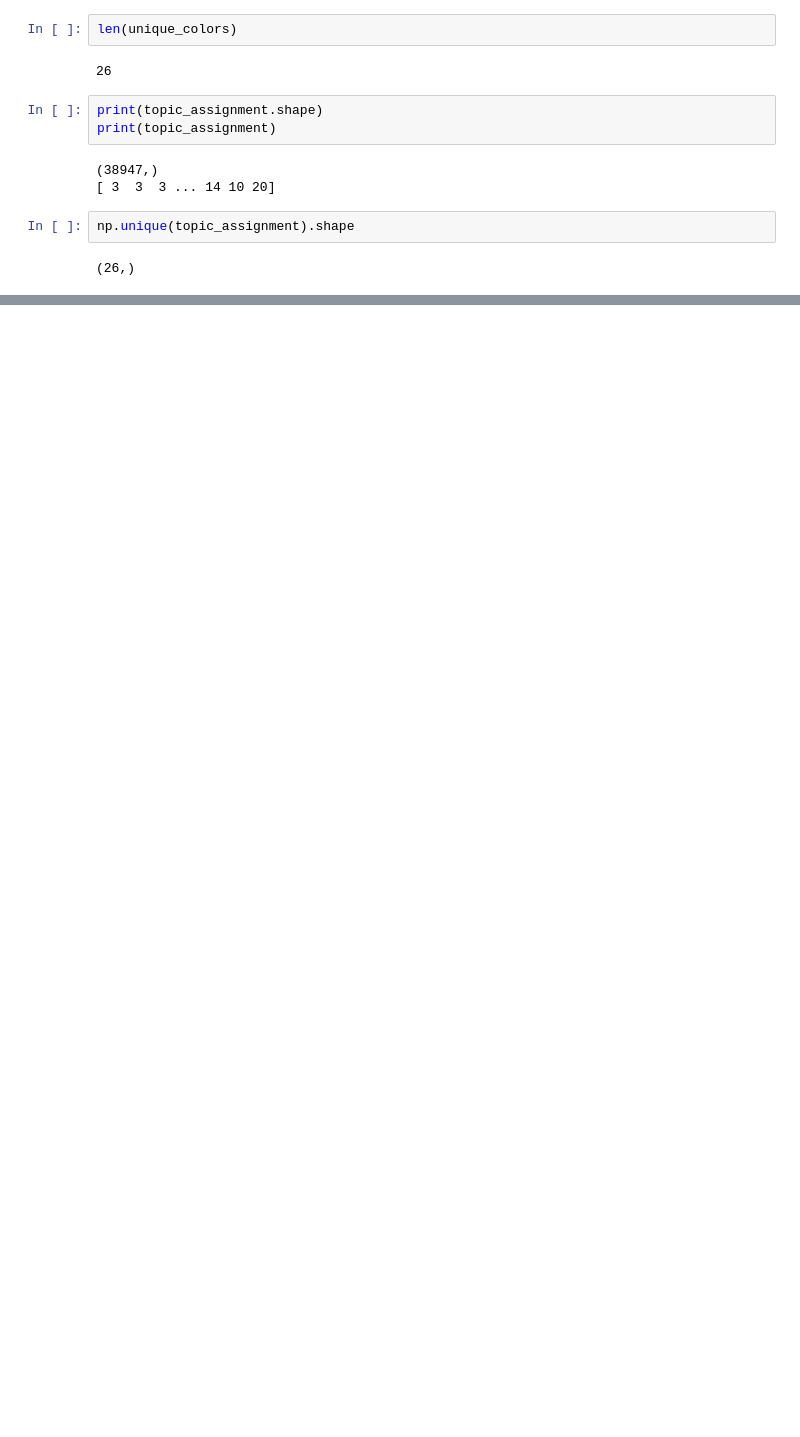
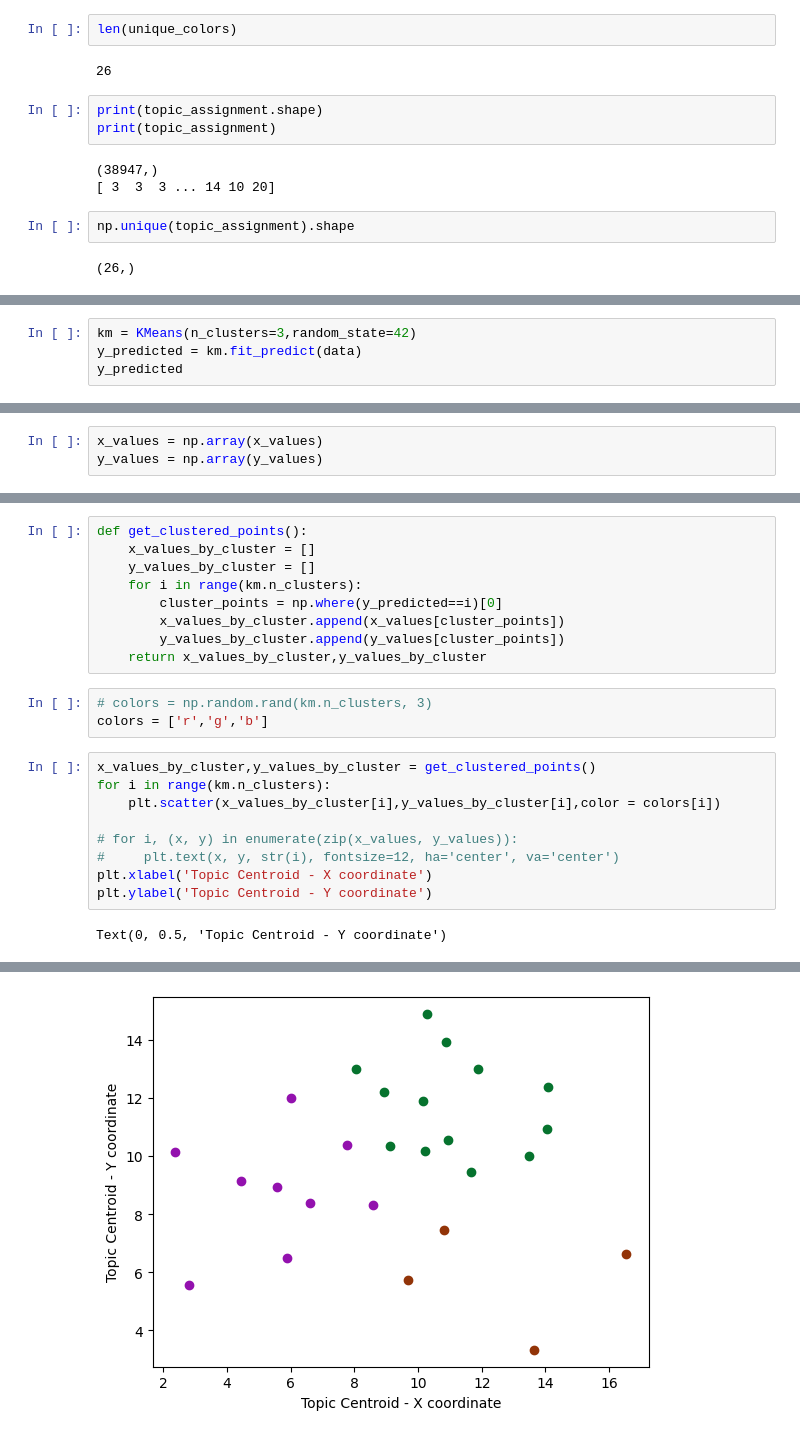
Before and after one commit to adh-aashish/topic_modeling, a Jupyter notebook: notebooks/generateTopicDistribution.ipynb, the cells around one changed output, grey strips where cells are left out. Saved outputs shown, nothing was run; the diff lists cells and outputs as text; blank space fills up the shorter version.

```diff
--- a/notebooks/generateTopicDistribution.ipynb
+++ b/notebooks/generateTopicDistribution.ipynb
@@ -131,0 +349,4 @@ plt.show()
+# %%
+km = KMeans(n_clusters=3,random_state=42)
+y_predicted = km.fit_predict(data)
+y_predicted
@@ -131,0 +356,3 @@ plt.show()
+# %%
+x_values = np.array(x_values)
+y_values = np.array(y_values)
@@ -131,0 +368,23 @@ plt.show()
+# %%
+def get_clustered_points():
+    x_values_by_cluster = []
+    y_values_by_cluster = []
+    for i in range(km.n_clusters):
+        cluster_points = np.where(y_predicted==i)[0]
+        x_values_by_cluster.append(x_values[cluster_points])
+        y_values_by_cluster.append(y_values[cluster_points])
+    return x_values_by_cluster,y_values_by_cluster
+# %%
+# colors = np.random.rand(km.n_clusters, 3)
+colors = ['r','g','b']
+# %%
+x_values_by_cluster,y_values_by_cluster = get_clustered_points()
+for i in range(km.n_clusters):
+    plt.scatter(x_values_by_cluster[i],y_values_by_cluster[i],color = colors[i])
+
+# for i, (x, y) in enumerate(zip(x_values, y_values)):
+#     plt.text(x, y, str(i), fontsize=12, ha='center', va='center')
+plt.xlabel('Topic Centroid - X coordinate')
+plt.ylabel('Topic Centroid - Y coordinate')
+# %% [output]
+Text(0, 0.5, 'Topic Centroid - Y coordinate')
@@ -131,0 +408 @@ plt.show()
+[figure, added]
```
Also changed, not shown: parts of 35 cells of this notebook, 1 other file.
